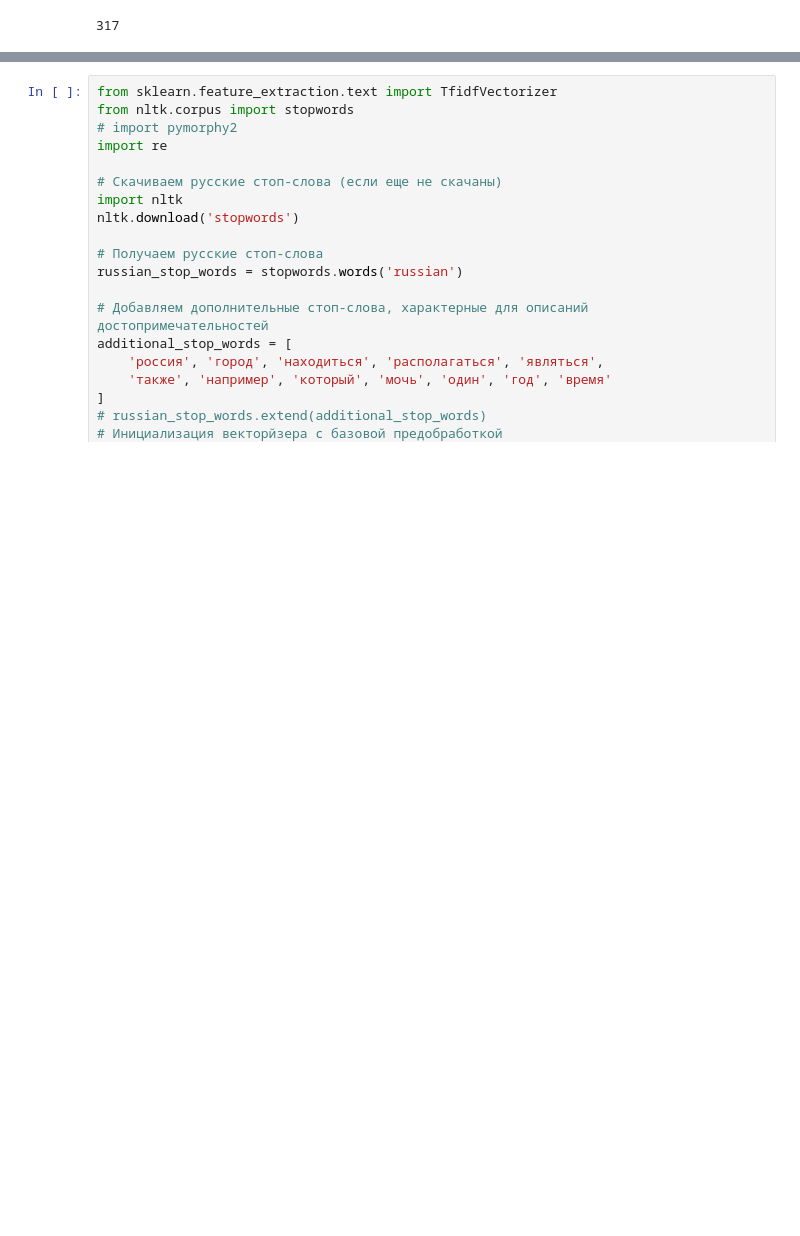
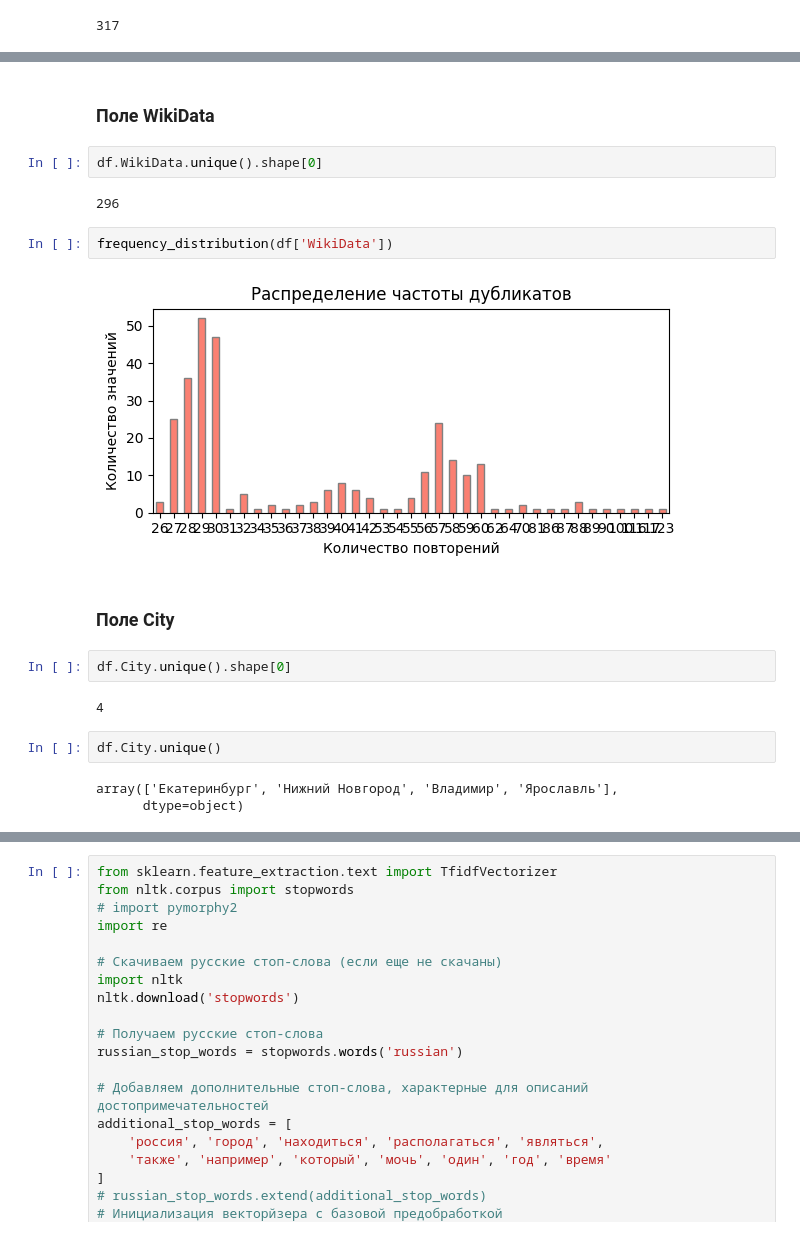
Before and after one commit to alex-chin/dls_part_2_nlp, a Jupyter notebook: week_08_chatgpt_instruction_tuning_RAG/Homework/hw05_rag.ipynb, the cells around one changed output, grey strips where cells are left out. Cells and saved outputs as stored; diff of their text form; blank space fills up the shorter version.

```diff
--- a/week_08_chatgpt_instruction_tuning_RAG/Homework/hw05_rag.ipynb
+++ b/week_08_chatgpt_instruction_tuning_RAG/Homework/hw05_rag.ipynb
@@ -232,0 +290,21 @@ df['Name'].unique().shape[0]
+# %% [markdown]
+### Поле WikiData
+# %%
+df.WikiData.unique().shape[0]
+# %% [output]
+296
+# %%
+frequency_distribution(df['WikiData'])
+# %% [output]
+[figure, added]
+# %% [markdown]
+### Поле City
+# %%
+df.City.unique().shape[0]
+# %% [output]
+4
+# %%
+df.City.unique()
+# %% [output]
+array(['Екатеринбург', 'Нижний Новгород', 'Владимир', 'Ярославль'],
+      dtype=object)
```
Also changed, not shown: parts of 21 cells of this notebook.
